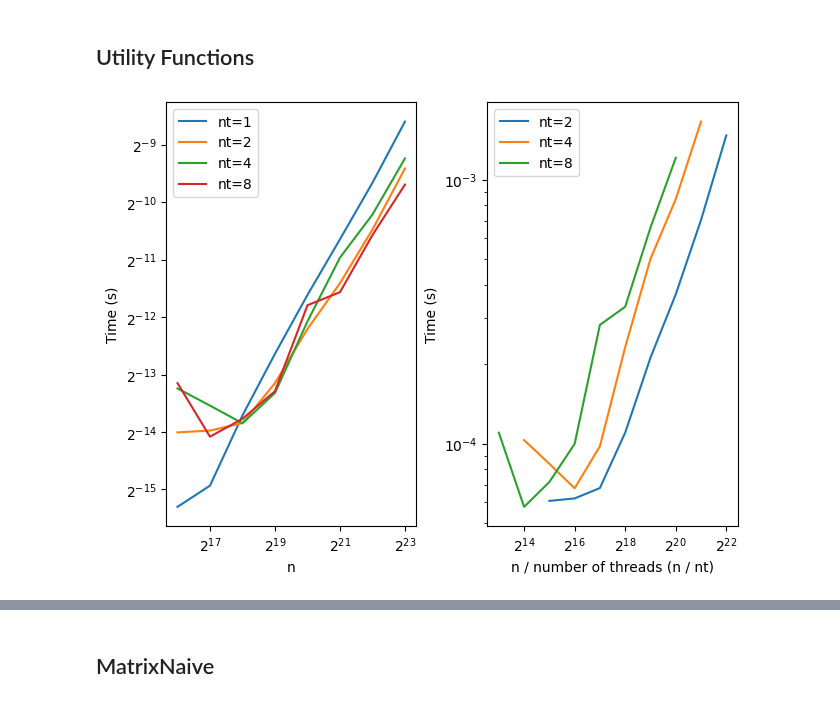
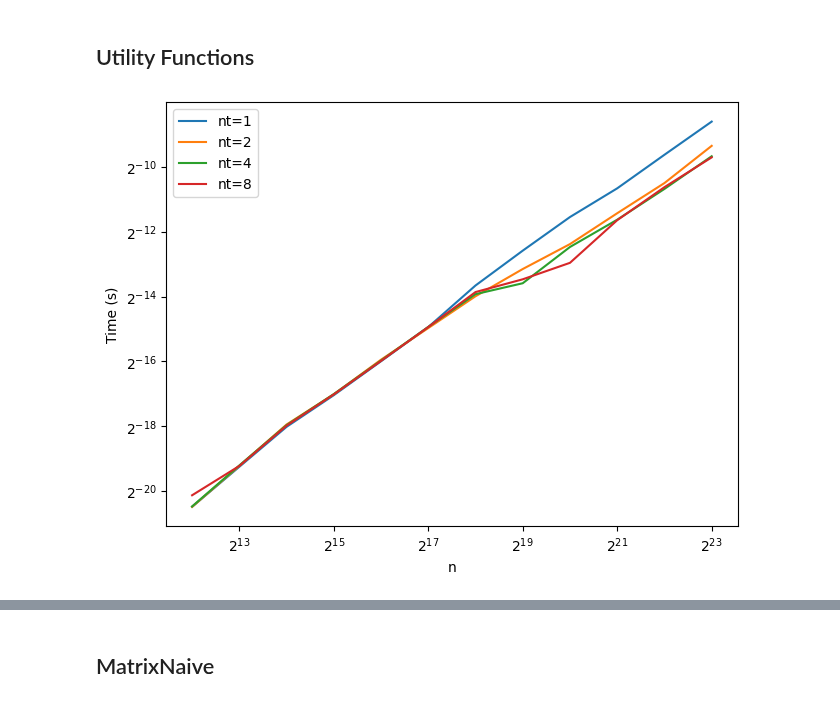
Before and after one commit to JamesYang007/adelie, a Jupyter notebook: benchmark/bench_matrix.ipynb, the cells around one changed output, grey strips where cells are left out. Cells and saved outputs as stored; diff of their text form; code cells hidden in the pictures.

Commit message:
Add all benchmarks + noalias remove

```diff
--- a/benchmark/bench_matrix.ipynb
+++ b/benchmark/bench_matrix.ipynb
@@ -15,9 +15,11 @@ import scipy
 # %% [markdown]
 ## Utility Functions
 # %%
-_ = bm.bench_dvaddi(
-    n_list=2 ** np.arange(16, 24),
+out = bm.bench_dv(
+    method="dvaddi",
+    n_list=2 ** np.arange(12, 24),
     n_sims=100,
+    min_flops=int(1<<18),
 )
 # %% [output]
-[figure, old version]
+[figure, new version]
```
Also changed, not shown: parts of 8 cells of this notebook, 13 other files.
